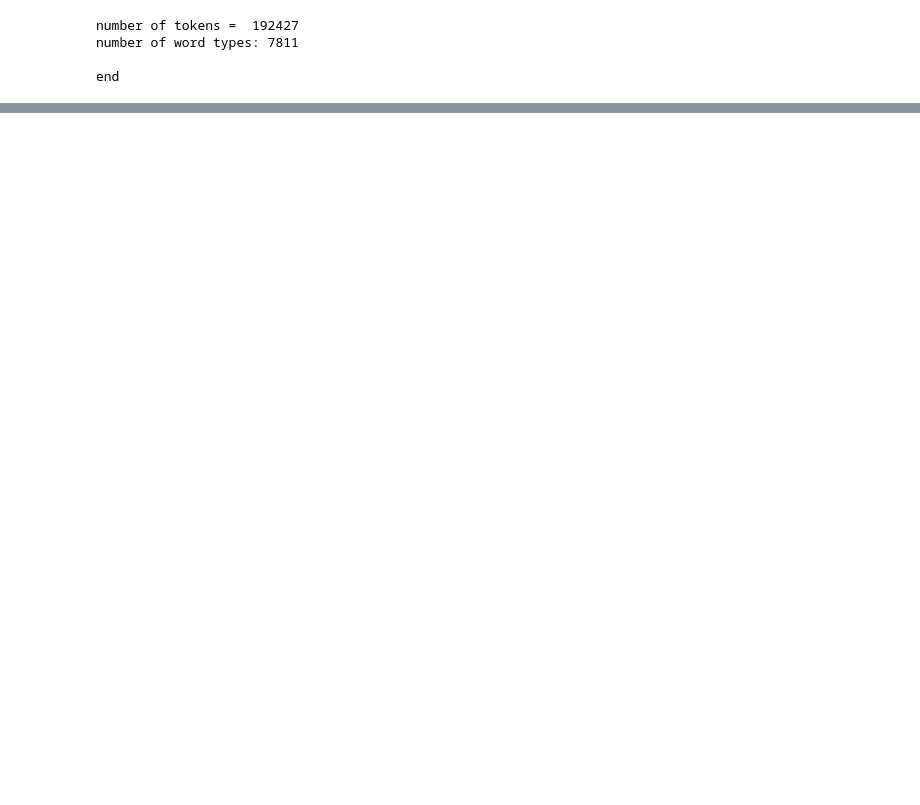
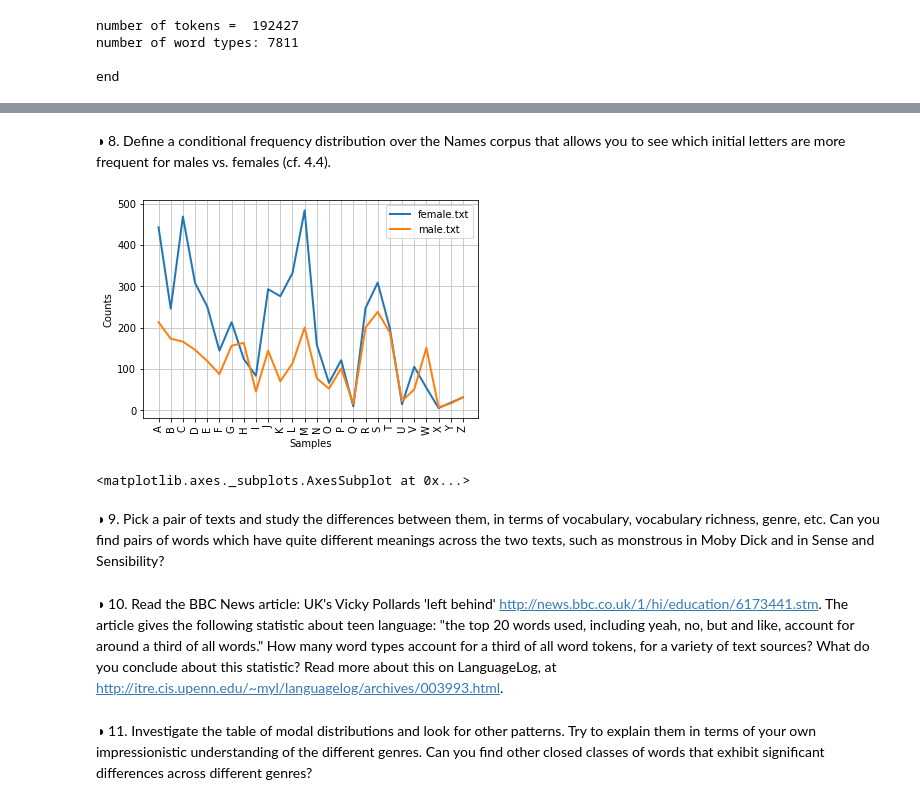
Before and after one commit to seidikun/nltk-book-jupyter, a Jupyter notebook: NLTK - Chapter 2 - Exercises.ipynb, the cells around one changed output, grey strips where cells are left out. Cells and saved outputs as stored; diff of their text form; code cells hidden in the pictures; blank space fills up the shorter version.

```diff
--- a/NLTK - Chapter 2 - Exercises.ipynb
+++ b/NLTK - Chapter 2 - Exercises.ipynb
@@ -86,0 +121,6 @@ SyntaxError: invalid syntax (<ipython-input-43-112f0fb4ceba>, line 4)
+# %%
+from nltk.corpus import state_union
+from nltk.text import Text
+for fileid in state_union.fileids():
+    text = Text(state_union.words(fileid))
+    text.concordance('however')
@@ -86,0 +145,5 @@ SyntaxError: invalid syntax (<ipython-input-43-112f0fb4ceba>, line 4)
+# %%
+for fileid in brown.fileids():
+    text = Text(brown.words(fileid))
+    text.concordance('however')
+print('\nend')
@@ -86,0 +168,19 @@ SyntaxError: invalid syntax (<ipython-input-43-112f0fb4ceba>, line 4)
+# %% [markdown]
+◑ 8. Define a conditional frequency distribution over the Names corpus that allows you to see which initial letters are more frequent for males vs. females (cf. 4.4).
+# %%
+names = nltk.corpus.names
+cfd = nltk.ConditionalFreqDist(
+    (fileid, name[0])
+    for fileid in names.fileids()
+    for name in names.words(fileid))
+cfd.plot()
+print('\nend')
+# %% [output]
+[figure, added]
+<matplotlib.axes._subplots.AxesSubplot at 0x...>
+# %% [markdown]
+◑ 9. Pick a pair of texts and study the differences between them, in terms of vocabulary, vocabulary richness, genre, etc. Can you find pairs of words which have quite different meanings across the two texts, such as monstrous in Moby Dick and in Sense and Sensibility?
+# %% [markdown]
+◑ 10. Read the BBC News article: UK's Vicky Pollards 'left behind' http://news.bbc.co.uk/1/hi/education/6173441.stm. The article gives the following statistic about teen language: "the top 20 words used, including yeah, no, but and like, account for around a third of all words." How many word types account for a third of all word tokens, for a variety of text sources? What do you conclude about this statistic? Read more about this on LanguageLog, at http://itre.cis.upenn.edu/~myl/languagelog/archives/003993.html.
+# %% [markdown]
+◑ 11. Investigate the table of modal distributions and look for other patterns. Try to explain them in terms of your own impressionistic understanding of the different genres. Can you find other closed classes of words that exhibit significant differences across different genres?
```
Also changed, not shown: parts of 19 cells of this notebook, 1 other file.
